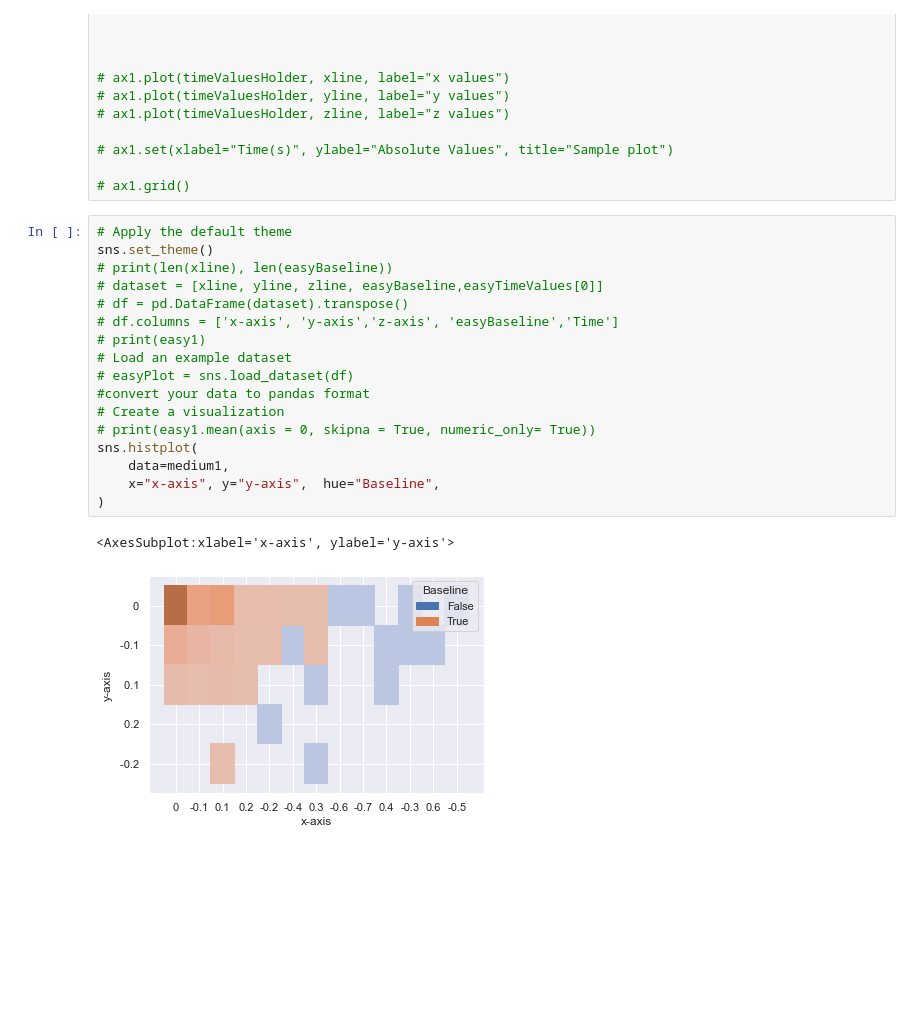
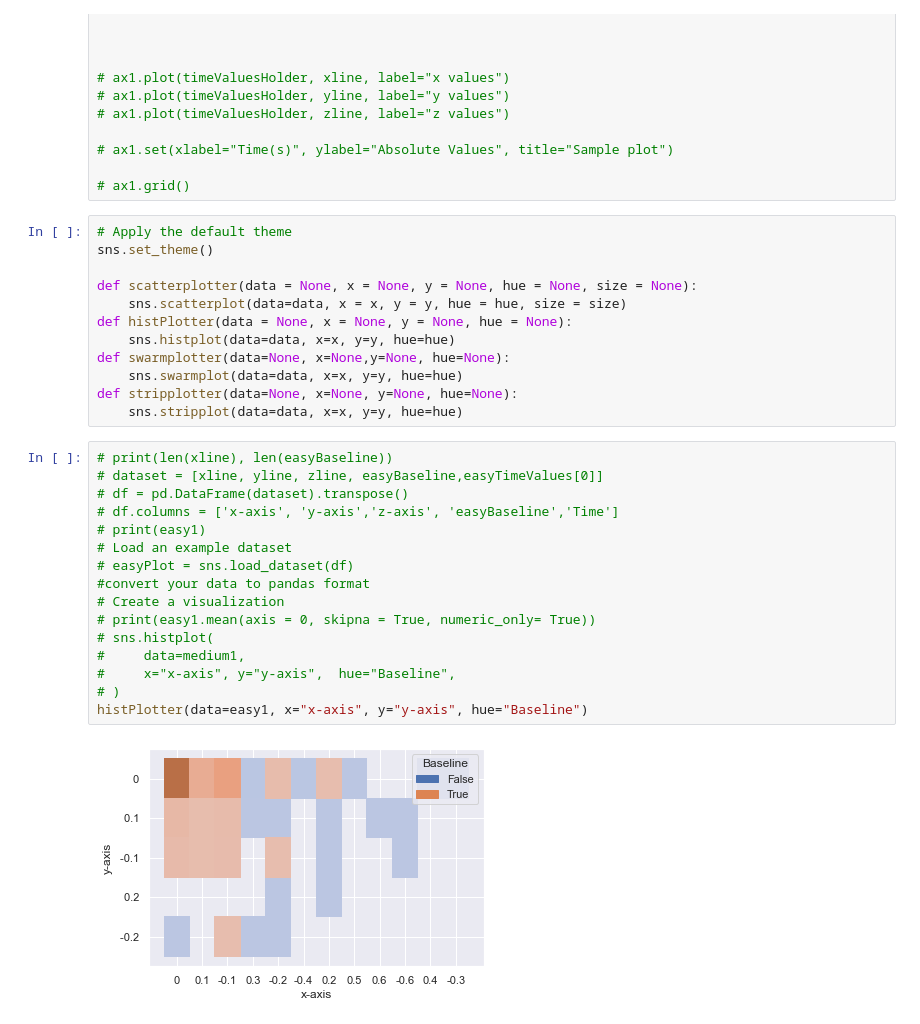
Before and after one commit to jawadahmedtaj/ThesisDataProcessing, a Jupyter notebook: main.ipynb, the cells around one changed output. Drawn from its saved outputs; the diff is of its cells as text; blank space fills up the shorter version.

Commit message:
defined plotting function

```diff
--- a/main.ipynb
+++ b/main.ipynb
@@ -196,24 +196,34 @@ for file in onlyfiles:
 # ax1.set(xlabel="Time(s)", ylabel="Absolute Values", title="Sample plot")
 
 # ax1.grid()
+# %%
+# Apply the default theme
+sns.set_theme()
+
+def scatterplotter(data = None, x = None, y = None, hue = None, size = None):
+    sns.scatterplot(data=data, x = x, y = y, hue = hue, size = size)
+def histPlotter(data = None, x = None, y = None, hue = None):
+    sns.histplot(data=data, x=x, y=y, hue=hue)
+def swarmplotter(data=None, x=None,y=None, hue=None):
+    sns.swarmplot(data=data, x=x, y=y, hue=hue)
+def stripplotter(data=None, x=None, y=None, hue=None):
+    sns.stripplot(data=data, x=x, y=y, hue=hue)
 # %%
-# Apply the default theme
-sns.set_theme()
 # print(len(xline), len(easyBaseline))
 # dataset = [xline, yline, zline, easyBaseline,easyTimeValues[0]]
 # df = pd.DataFrame(dataset).transpose()
 # df.columns = ['x-axis', 'y-axis','z-axis', 'easyBaseline','Time']
 # print(easy1)
 # Load an example dataset
 # easyPlot = sns.load_dataset(df)
 #convert your data to pandas format
 # Create a visualization
 # print(easy1.mean(axis = 0, skipna = True, numeric_only= True))
-sns.histplot(
-    data=medium1,
-    x="x-axis", y="y-axis",  hue="Baseline",
-)
+# sns.histplot(
+#     data=medium1,
+#     x="x-axis", y="y-axis",  hue="Baseline",
+# )
+histPlotter(data=easy1, x="x-axis", y="y-axis", hue="Baseline")
 # %% [output]
-<AxesSubplot:xlabel='x-axis', ylabel='y-axis'>
-[figure, old version]
+[figure, new version]
 # %%
```
Also changed, not shown: parts of 6 cells of this notebook.
